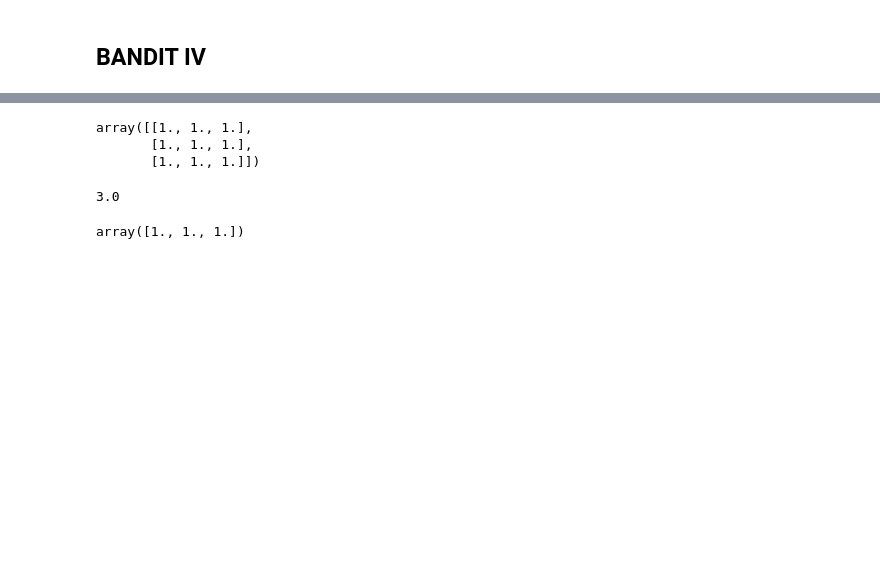
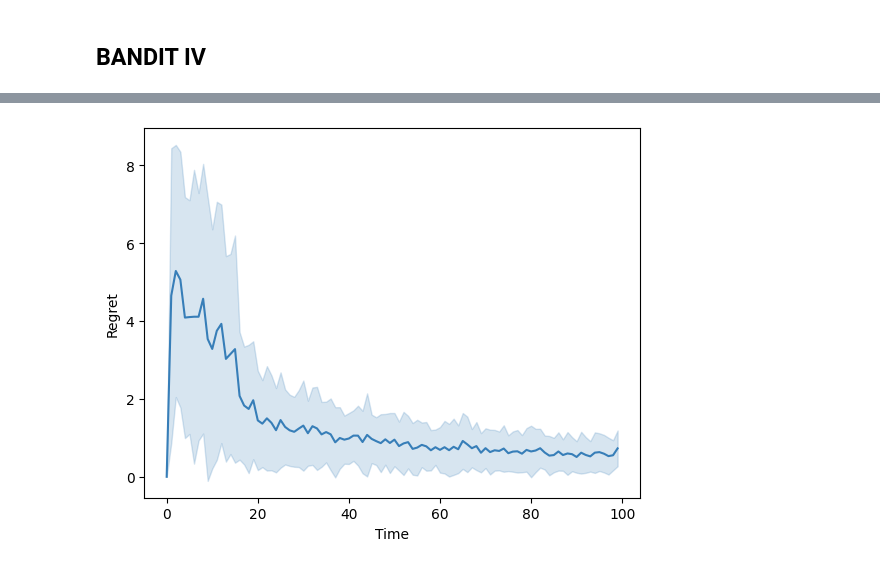
Before and after one commit to jansont/causal_reinforcement_learning, a Jupyter notebook: BanditIV.ipynb, the cells around one changed output, grey strips where cells are left out. Cells and saved outputs as stored; diff of their text form; code cells hidden in the pictures; blank space fills up the shorter version.

```diff
--- a/BanditIV.ipynb
+++ b/BanditIV.ipynb
@@ -11,16 +13,16 @@ s_colors = ['#377eb8', '#ff7f00', '#4daf4a','#f781bf', '#a65628', '#984ea3','#99
 # %%
 #game parameters
 n_iter = 50         #number of simulations
-T = 1000             #time horizon
+T = 100             #time horizon
 sigma_iv = 0.1         #standard deviation of endogenous noise
 sigma_y = 0.1
-rho = 1-2*np.random.binomial(1, 0.2, T) #random noise scaler for Y
 
-k = 10      #number of arms
+K = 3       #number of bandits
+k = 10      #dim of Z
 d = 5       #dimension of X
 
 Gamma_star = np.random.randn(k,d)   # arms x features
-Beta_star = np.random.randn(d)[...,None]      # features
+Beta_star = np.random.randn(d)      # features
 
 #algorithm parameters
 gamma_z = 0.1
@@ -37,6 +39,21 @@ W_0 = np.eye(d)*gamma_x
 Q_0 = np.zeros((d,1))
 
 #confidence sets #fill this out
-C_1s = np.zeros(T)
-C_2s = np.zeros(T)
+C_1s = []
+C_2s = []
+# %%
+def sample_Z_X():
+    # Construct Z,X
+    e = np.random.randn(K,1)                                           #endogenous component of X.
+    Z_dist = np.random.randn(K, k)                                     #instrumental variable. K arms. Related to X but exogenous wrt Y
+
+    # rho = 1-2*np.random.binomial(1, 0.2) #random noise scaler for Y
+    u = np.random.randn(K,d)
+
+    v = Beta_star.T @ u[...,None] + e         #scalar
+    v = v.squeeze()
+
+    X_dist = (Gamma_star.T @ Z_dist[...,None]).squeeze() + u  # d  (IV + exogenous component + endogenous component)
+
+    return Z_dist, X_dist, v[...,None]
 # %%
@@ -291,18 +146,0 @@ ValueError: matmul: Input operand 1 has a mismatch in its core dimension 0, with
-# %%
-a = np.ones((3,1))
-b = np.ones((3,1))
-
-np.dot(a,b.T)
-# %% [output]
-array([[1., 1., 1.],
-       [1., 1., 1.],
-       [1., 1., 1.]])
-# %%
-X = np.ones((3,3))
-X[1].uns.T @ X[2]
-# %% [output]
-3.0
-# %%
-X[1].transpose()
-# %% [output]
-array([1., 1., 1.])
@@ -316,0 +147,12 @@ for it in tqdm(range(n_iters)):  # iterations to average the effect of noise
+# %%
+mean_regret = np.mean(regret, axis=0)
+std_regret = np.std(regret, axis=0)
+
+
+plt.plot(np.arange(T), mean_regret, color=colors[0])
+plt.fill_between(np.arange(T), mean_regret - std_regret, mean_regret + std_regret, color=s_colors[0],alpha=0.2)
+plt.xlabel("Time")
+plt.ylabel('Regret')
+plt.show()
+# %% [output]
+[figure, added]
```
Also changed, not shown: parts of 8 cells of this notebook, 1 other file.
